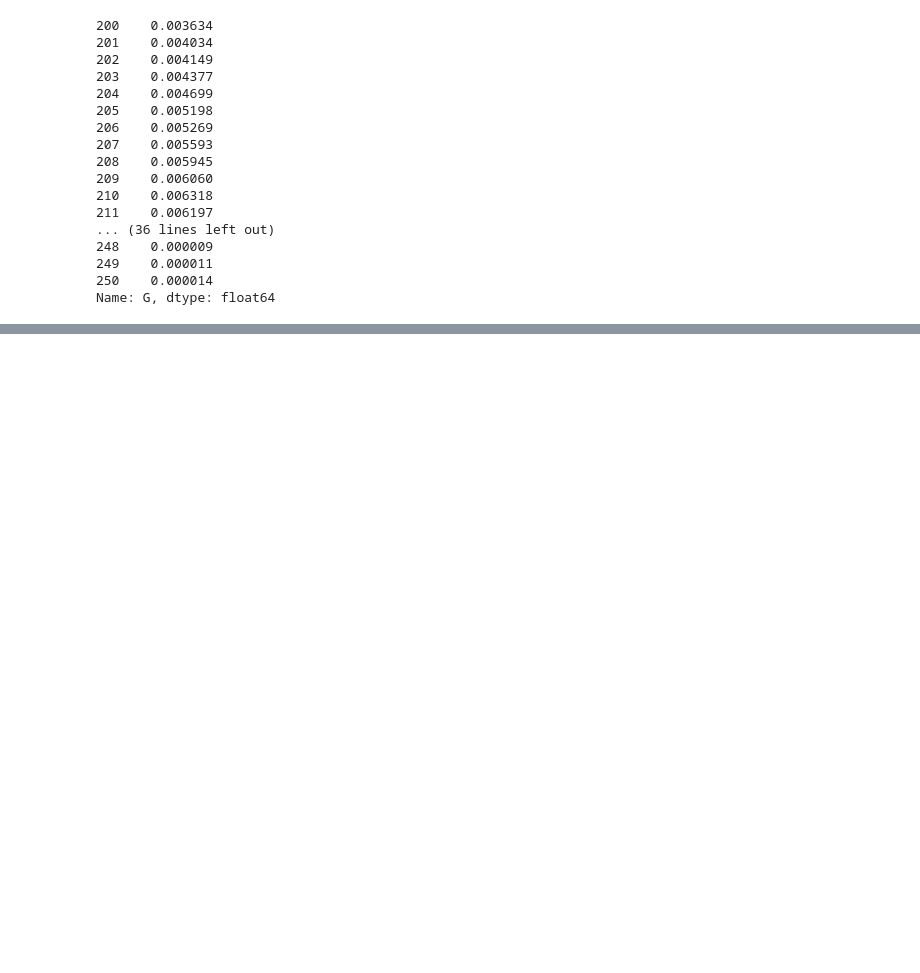
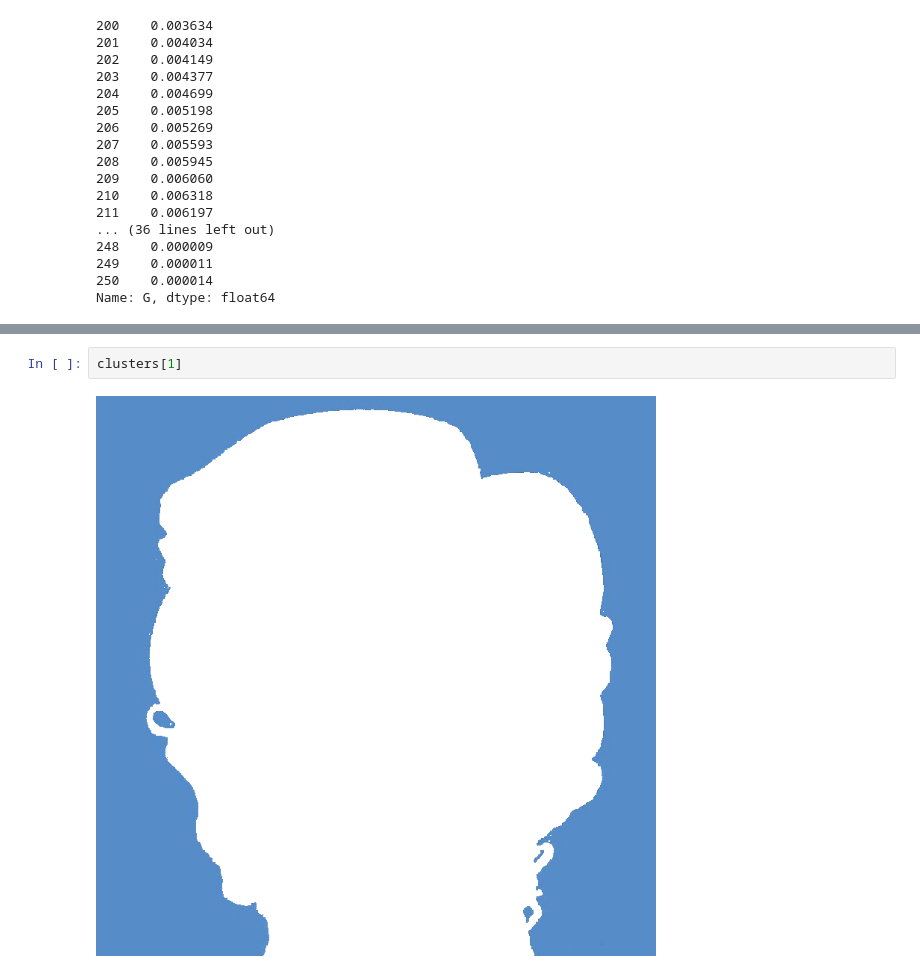
Before and after one commit to clwchanx/STA-160-Final, a Jupyter notebook: Image_Extraction.ipynb, the cells around one changed output, grey strips where cells are left out. Saved outputs shown, nothing was run; the diff lists cells and outputs as text; blank space fills up the shorter version.

```diff
--- a/Image_Extraction.ipynb
+++ b/Image_Extraction.ipynb
@@ -145,0 +192,4 @@ Name: G, dtype: float64
+# %%
+clusters[1]
+# %% [output]
+[figure, added]
```
Also changed, not shown: parts of 12 cells of this notebook.
